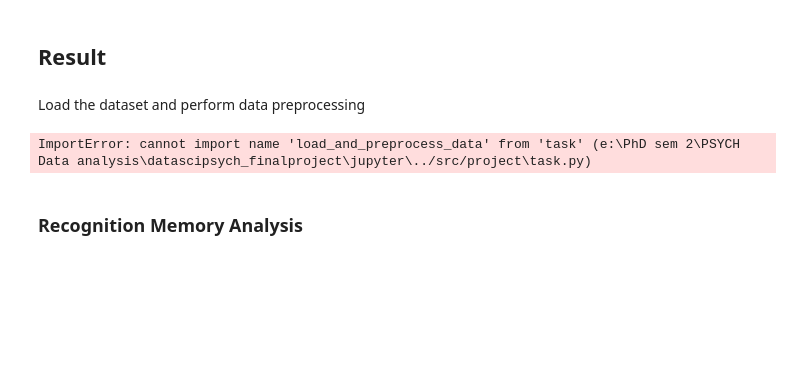
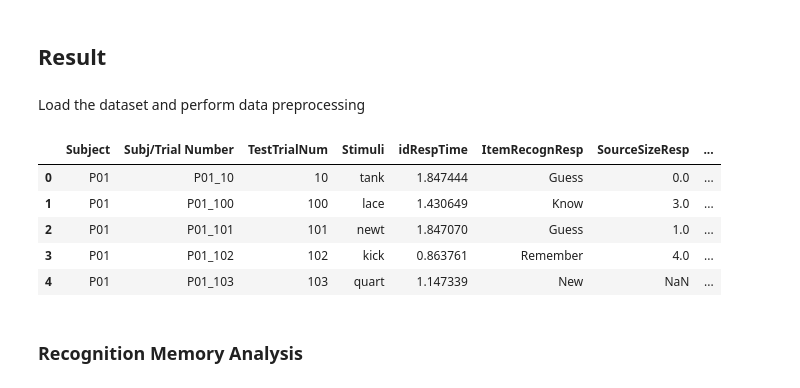
Before and after one commit to LinzanLiu/datascipsych_finalproject, a Jupyter notebook: jupyter/replication.ipynb, the cells around one changed output. Saved outputs shown, nothing was run; the diff lists cells and outputs as text; code cells hidden in the pictures; blank space fills up the shorter version.

```diff
--- a/jupyter/replication.ipynb
+++ b/jupyter/replication.ipynb
@@ -20,58 +22,21 @@ from pathlib import Path
 # %% [markdown]
 Load the dataset and perform data preprocessing
-# %%
-# # Load the data
-# file_path = Path("../src/project/data/data_expt1.csv")
-# data = pl.read_csv(file_path)
-# df = data.to_pandas()
-
-# # Create milliseconds column
-# df["idRespTime_ms"] = df["idRespTime"] * 1000
-
-# # Create source correctness columns
-# df["size_correct"] = np.where(
-#     ((df["SourceSizeResp"] > 0) & (df["SourceEncodingSize"] == "large")) |
-#     ((df["SourceSizeResp"] < 0) & (df["SourceEncodingSize"] == "small")),
-#     1, 0
-# )
-
-# df["loc_correct"] = np.where(
-#     ((df["SourceLocResp"] > 0) & (df["SourceEncodingLoc"] == "upper")) |
-#     ((df["SourceLocResp"] < 0) & (df["SourceEncodingLoc"] == "lower")),
-#     1, 0
-# )
-
-# # Count total correct sources
-# df["correct_sources"] = df["size_correct"] + df["loc_correct"]
-
-# df.head(5)
-
-
-
-# Import your custom functions
-import sys
-sys.path.append('./src/project')  # Add the directory to the Python path
-from task import load_and_preprocess_data, calculate_correctness, calculate_recognition_rates
-
-# Load and preprocess the data
-file_path = "../src/project/data/data_expt1.csv"
-df = load_and_preprocess_data(file_path)
-
-# Calculate correctness columns
-df = calculate_correctness(df)
-
-# Calculate recognition rates
-recognition_metrics = calculate_recognition_rates(df)
-
-# Print the results
-print(f"Hit rate: {recognition_metrics['hit_rate']:.2f}")
-print(f"False alarm rate: {recognition_metrics['fa_rate']:.2f}")
-
-# You can also access other metrics if needed
-print(f"Total targets: {recognition_metrics['total_targets']}")
-print(f"Total hits: {recognition_metrics['hits']}")
-# %% [output]
-ImportError: cannot import name 'load_and_preprocess_data' from 'task' (e:\PhD sem 2\PSYCH Data analysis\datascipsych_finalproject\jupyter\../src/project\task.py)
+# %%
+# Load and preprocess the data
+file_path = "../src/project/data/data_expt1.csv"
+df = load_and_preprocess_data(file_path)
+
+# Calculate correctness columns
+df = calculate_correctness(df)
+
+df.head(5)
+# %% [output]
+|  | Subject | Subj/Trial Number | TestTrialNum | Stimuli | idRespTime | ItemRecognResp | SourceSizeResp | ... |
+| 0 | P01 | P01_10 | 10 | tank | 1.847444 | Guess | 0.0 | ... |
+| 1 | P01 | P01_100 | 100 | lace | 1.430649 | Know | 3.0 | ... |
+| 2 | P01 | P01_101 | 101 | newt | 1.847070 | Guess | 1.0 | ... |
+| 3 | P01 | P01_102 | 102 | kick | 0.863761 | Remember | 4.0 | ... |
+| 4 | P01 | P01_103 | 103 | quart | 1.147339 | New | NaN | ... |
 # %% [markdown]
 ### Recognition Memory Analysis
 # %% [markdown]
```
Also changed, not shown: parts of 2 cells of this notebook, 3 other files.
